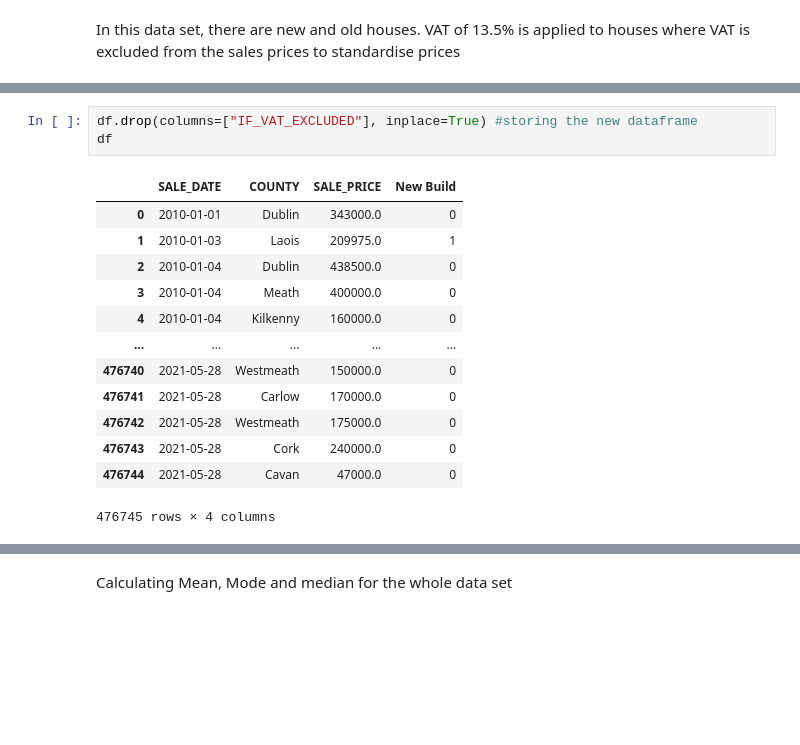
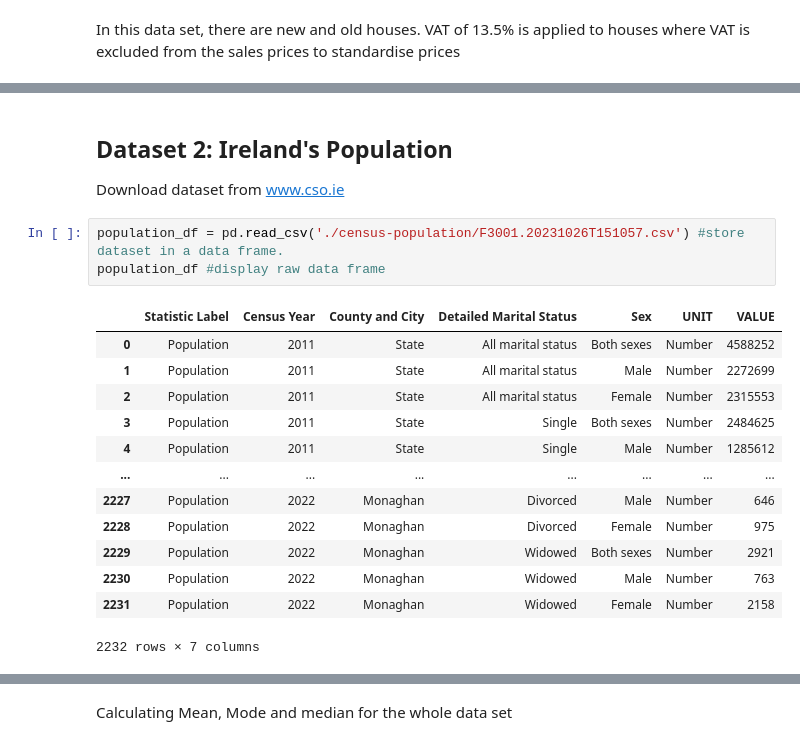
Before and after one commit to liamdkn/DataScience, a Jupyter notebook: RTB Ireland Rent Analysis/rent-analysis.ipynb, the cells around one changed output, grey strips where cells are left out. Saved outputs shown, nothing was run; the diff lists cells and outputs as text; blank space fills up the shorter version.

```diff
--- a/RTB Ireland Rent Analysis/rent-analysis.ipynb
+++ b/RTB Ireland Rent Analysis/rent-analysis.ipynb
@@ -96,17 +108,20 @@ propertyPrice_df
-# %%
-df.drop(columns=["IF_VAT_EXCLUDED"], inplace=True) #storing the new dataframe
-df
-# %% [output]
-|  | SALE_DATE | COUNTY | SALE_PRICE | New Build |
-| 0 | 2010-01-01 | Dublin | 343000.0 | 0 |
-| 1 | 2010-01-03 | Laois | 209975.0 | 1 |
-| 2 | 2010-01-04 | Dublin | 438500.0 | 0 |
-| 3 | 2010-01-04 | Meath | 400000.0 | 0 |
-| 4 | 2010-01-04 | Kilkenny | 160000.0 | 0 |
-| ... | ... | ... | ... | ... |
-| 476740 | 2021-05-28 | Westmeath | 150000.0 | 0 |
-| 476741 | 2021-05-28 | Carlow | 170000.0 | 0 |
-| 476742 | 2021-05-28 | Westmeath | 175000.0 | 0 |
-| 476743 | 2021-05-28 | Cork | 240000.0 | 0 |
-| 476744 | 2021-05-28 | Cavan | 47000.0 | 0 |
-476745 rows × 4 columns
+# %% [markdown]
+## Dataset 2: Ireland's Population
+Download dataset from www.cso.ie
+# %%
+population_df = pd.read_csv('./census-population/F3001.20231026T151057.csv') #store dataset in a data frame.
+population_df #display raw data frame
+# %% [output]
+|  | Statistic Label | Census Year | County and City | Detailed Marital Status | Sex | UNIT | VALUE |
+| 0 | Population | 2011 | State | All marital status | Both sexes | Number | 4588252 |
+| 1 | Population | 2011 | State | All marital status | Male | Number | 2272699 |
+| 2 | Population | 2011 | State | All marital status | Female | Number | 2315553 |
+| 3 | Population | 2011 | State | Single | Both sexes | Number | 2484625 |
+| 4 | Population | 2011 | State | Single | Male | Number | 1285612 |
+| ... | ... | ... | ... | ... | ... | ... | ... |
+| 2227 | Population | 2022 | Monaghan | Divorced | Male | Number | 646 |
+| 2228 | Population | 2022 | Monaghan | Divorced | Female | Number | 975 |
+| 2229 | Population | 2022 | Monaghan | Widowed | Both sexes | Number | 2921 |
+| 2230 | Population | 2022 | Monaghan | Widowed | Male | Number | 763 |
+| 2231 | Population | 2022 | Monaghan | Widowed | Female | Number | 2158 |
+2232 rows × 7 columns
```
Also changed, not shown: parts of 26 cells of this notebook.
